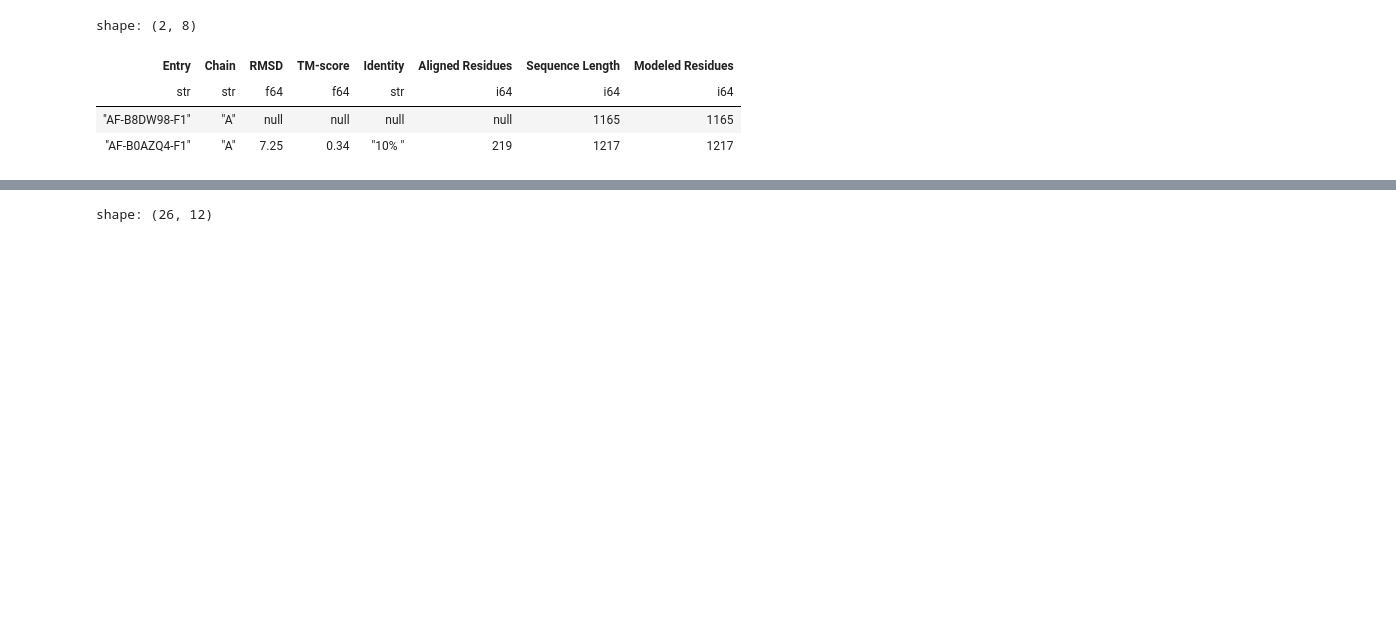
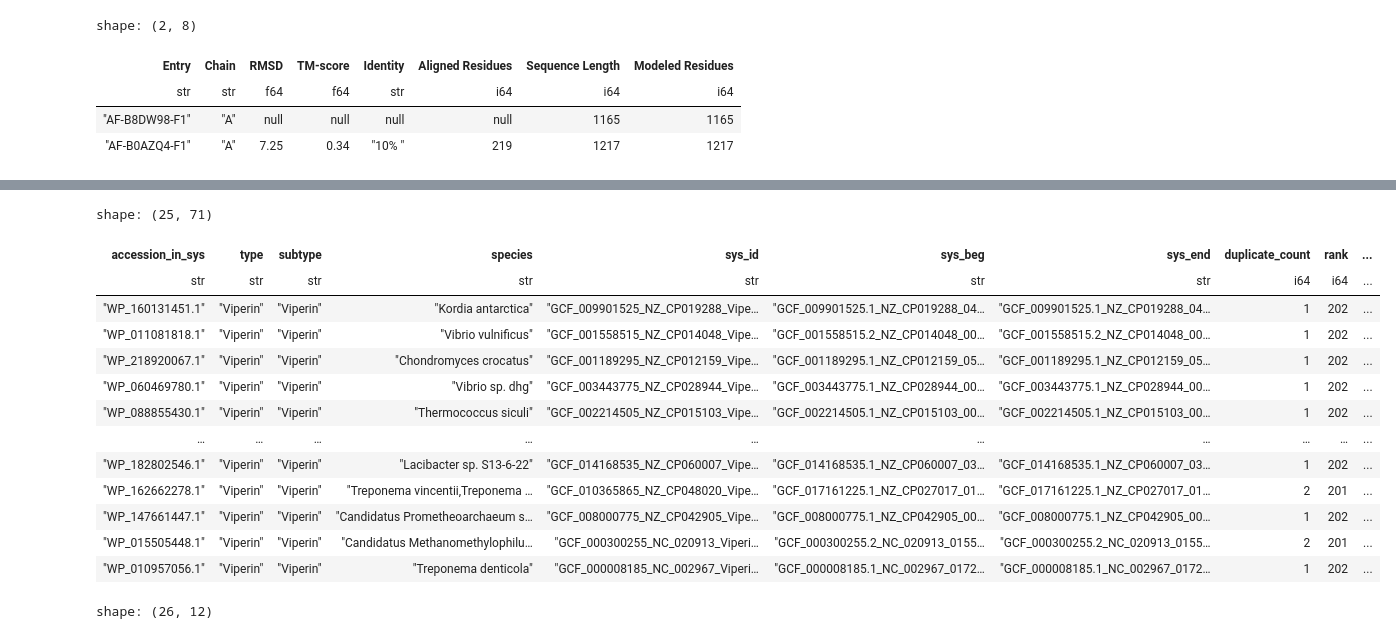
Before and after one commit to juliandeanmoran/BISSH, a Jupyter notebook: testing/explore_protein_matches.ipynb, the cells around one changed output, grey strips where cells are left out. Drawn from its saved outputs; the diff is of its cells as text; code cells hidden in the pictures; blank space fills up the shorter version.

```diff
--- a/testing/explore_protein_matches.ipynb
+++ b/testing/explore_protein_matches.ipynb
@@ -226,3 +275,22 @@ res
+# %%
+unique_protein_pairs_904.filter(
+    pl.col(args["col_pm_hsProt_id"]) == "A0A7P0TA11"
+)
+# %% [output]
+shape: (25, 71)
+| accession_in_sys | type | subtype | species | sys_id | sys_beg | sys_end | duplicate_count | rank | ... |
+| str | str | str | str | str | str | str | i64 | i64 | ... |
+| "WP_160131451.1" | "Viperin" | "Viperin" | "Kordia antarctica" | "GCF_009901525_NZ_CP019288_Vipe… | "GCF_009901525.1_NZ_CP019288_04… | "GCF_009901525.1_NZ_CP019288_04… | 1 | 202 | ... |
+| "WP_011081818.1" | "Viperin" | "Viperin" | "Vibrio vulnificus" | "GCF_001558515_NZ_CP014048_Vipe… | "GCF_001558515.2_NZ_CP014048_00… | "GCF_001558515.2_NZ_CP014048_00… | 1 | 202 | ... |
+| "WP_218920067.1" | "Viperin" | "Viperin" | "Chondromyces crocatus" | "GCF_001189295_NZ_CP012159_Vipe… | "GCF_001189295.1_NZ_CP012159_05… | "GCF_001189295.1_NZ_CP012159_05… | 1 | 202 | ... |
+| "WP_060469780.1" | "Viperin" | "Viperin" | "Vibrio sp. dhg" | "GCF_003443775_NZ_CP028944_Vipe… | "GCF_003443775.1_NZ_CP028944_00… | "GCF_003443775.1_NZ_CP028944_00… | 1 | 202 | ... |
+| "WP_088855430.1" | "Viperin" | "Viperin" | "Thermococcus siculi" | "GCF_002214505_NZ_CP015103_Vipe… | "GCF_002214505.1_NZ_CP015103_00… | "GCF_002214505.1_NZ_CP015103_00… | 1 | 202 | ... |
+| … | … | … | … | … | … | … | … | … | ... |
+| "WP_182802546.1" | "Viperin" | "Viperin" | "Lacibacter sp. S13-6-22" | "GCF_014168535_NZ_CP060007_Vipe… | "GCF_014168535.1_NZ_CP060007_03… | "GCF_014168535.1_NZ_CP060007_03… | 1 | 202 | ... |
+| "WP_162662278.1" | "Viperin" | "Viperin" | "Treponema vincentii,Treponema … | "GCF_010365865_NZ_CP048020_Vipe… | "GCF_017161225.1_NZ_CP027017_01… | "GCF_017161225.1_NZ_CP027017_01… | 2 | 201 | ... |
+| "WP_147661447.1" | "Viperin" | "Viperin" | "Candidatus Prometheoarchaeum s… | "GCF_008000775_NZ_CP042905_Vipe… | "GCF_008000775.1_NZ_CP042905_00… | "GCF_008000775.1_NZ_CP042905_00… | 1 | 202 | ... |
+| "WP_015505448.1" | "Viperin" | "Viperin" | "Candidatus Methanomethylophilu… | "GCF_000300255_NC_020913_Viperi… | "GCF_000300255.2_NC_020913_0155… | "GCF_000300255.2_NC_020913_0155… | 2 | 201 | ... |
+| "WP_010957056.1" | "Viperin" | "Viperin" | "Treponema denticola" | "GCF_000008185_NC_002967_Viperi… | "GCF_000008185.1_NC_002967_0172… | "GCF_000008185.1_NC_002967_0172… | 1 | 202 | ... |
 # %%
 # ============================================================
 #                    Wrangle alignment metrics
```
Also changed, not shown: parts of 6 cells of this notebook, 2 other files.
